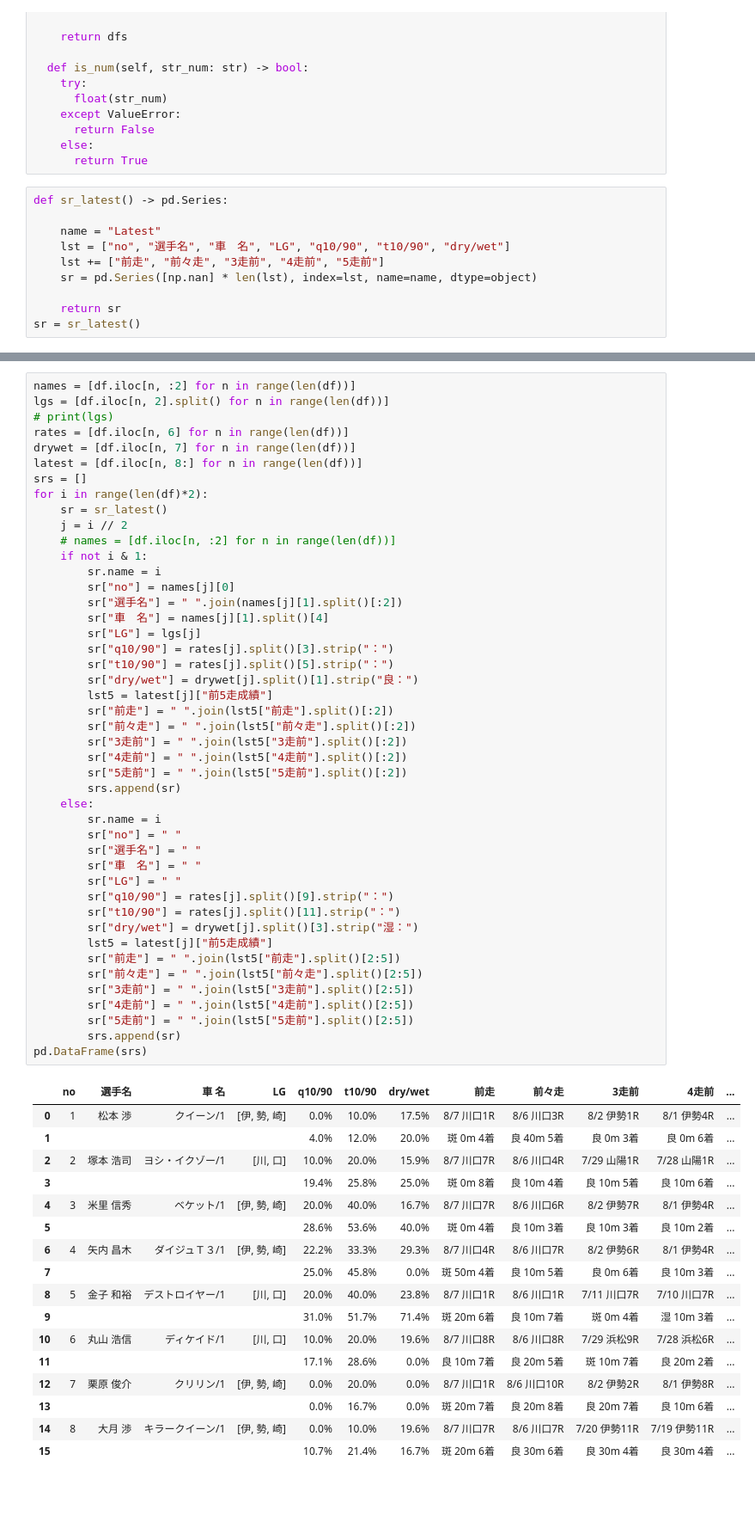
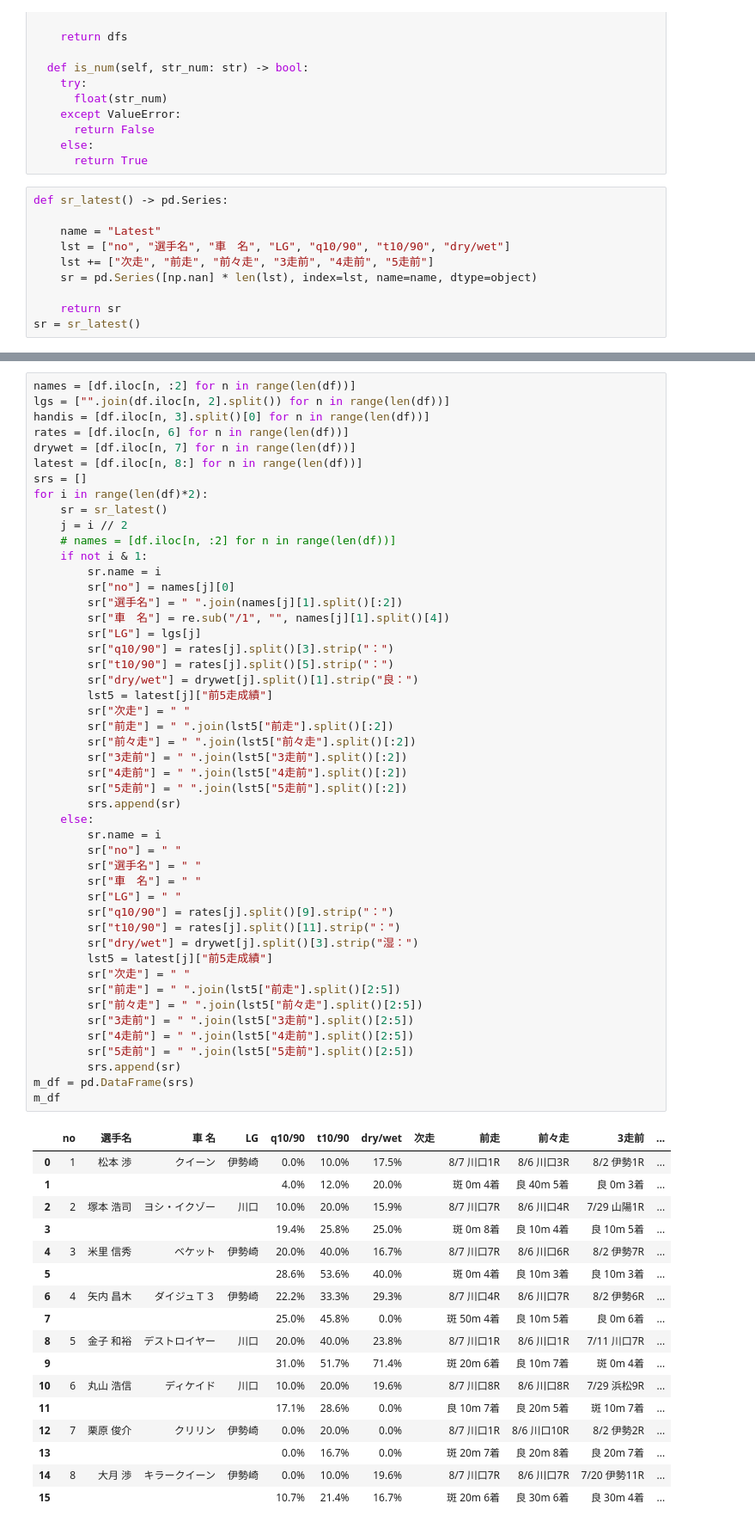
Before and after one commit to justgetwet/auto, a Jupyter notebook: spam.ipynb, the cells around one changed output, grey strips where cells are left out. Shown: that part at 86% size. Saved outputs shown, nothing was run; the diff lists cells and outputs as text; blank space fills up the shorter version.

Commit message:
add latest table

```diff
--- a/spam.ipynb
+++ b/spam.ipynb
@@ -43,7 +46,7 @@ def sr_latest() -> pd.Series:
 
     name = "Latest"
     lst = ["no", "選手名", "車　名", "LG", "q10/90", "t10/90", "dry/wet"]
-    lst += ["前走", "前々走", "3走前", "4走前", "5走前"]
+    lst += ["次走", "前走", "前々走", "3走前", "4走前", "5走前"]
     sr = pd.Series([np.nan] * len(lst), index=lst, name=name, dtype=object)
 
     return sr
@@ -68,8 +112,8 @@ df
 | 7 | 8 | 大月 渉 33歳/31期 V0/1回/V2 キラークイーン/1 | 伊 勢 崎 | 30m 3.89 0.093 | A-56 (A-59) 78.106 | 3.38 3.473 3.447 | ... |
 # %%
 names = [df.iloc[n, :2] for n in range(len(df))]
-lgs = [df.iloc[n, 2].split() for n in range(len(df))]
-# print(lgs)
+lgs = ["".join(df.iloc[n, 2].split()) for n in range(len(df))]
+handis = [df.iloc[n, 3].split()[0] for n in range(len(df))]
 rates = [df.iloc[n, 6] for n in range(len(df))]
 drywet = [df.iloc[n, 7] for n in range(len(df))]
 latest = [df.iloc[n, 8:] for n in range(len(df))]
@@ -82,51 +126,54 @@ for i in range(len(df)*2):
         sr.name = i
         sr["no"] = names[j][0]
         sr["選手名"] = " ".join(names[j][1].split()[:2])
-        sr["車　名"] = names[j][1].split()[4]
+        sr["車　名"] = re.sub("/1", "", names[j][1].split()[4])
         sr["LG"] = lgs[j]
         sr["q10/90"] = rates[j].split()[3].strip("：")
         sr["t10/90"] = rates[j].split()[5].strip("：")
         sr["dry/wet"] = drywet[j].split()[1].strip("良：")
         lst5 = latest[j]["前5走成績"]
+        sr["次走"] = " "
         sr["前走"] = " ".join(lst5["前走"].split()[:2])
         sr["前々走"] = " ".join(lst5["前々走"].split()[:2])
         sr["3走前"] = " ".join(lst5["3走前"].split()[:2])
         sr["4走前"] = " ".join(lst5["4走前"].split()[:2])
         sr["5走前"] = " ".join(lst5["5走前"].split()[:2])
         srs.append(sr)
     else:
         sr.name = i
         sr["no"] = " "
         sr["選手名"] = " "
         sr["車　名"] = " "
         sr["LG"] = " "
         sr["q10/90"] = rates[j].split()[9].strip("：")
         sr["t10/90"] = rates[j].split()[11].strip("：")
         sr["dry/wet"] = drywet[j].split()[3].strip("湿：")
         lst5 = latest[j]["前5走成績"]
+        sr["次走"] = " "
         sr["前走"] = " ".join(lst5["前走"].split()[2:5])
         sr["前々走"] = " ".join(lst5["前々走"].split()[2:5])
         sr["3走前"] = " ".join(lst5["3走前"].split()[2:5])
         sr["4走前"] = " ".join(lst5["4走前"].split()[2:5])
         sr["5走前"] = " ".join(lst5["5走前"].split()[2:5])
         srs.append(sr)
-pd.DataFrame(srs)
+m_df = pd.DataFrame(srs)
+m_df
 # %% [output]
-|  | no | 選手名 | 車 名 | LG | q10/90 | t10/90 | dry/wet | 前走 | 前々走 | 3走前 | 4走前 | ... |
-| 0 | 1 | 松本 渉 | クイーン/1 | [伊, 勢, 崎] | 0.0% | 10.0% | 17.5% | 8/7 川口1R | 8/6 川口3R | 8/2 伊勢1R | 8/1 伊勢4R | ... |
-| 1 |  |  |  |  | 4.0% | 12.0% | 20.0% | 斑 0m 4着 | 良 40m 5着 | 良 0m 3着 | 良 0m 6着 | ... |
-| 2 | 2 | 塚本 浩司 | ヨシ・イクゾー/1 | [川, 口] | 10.0% | 20.0% | 15.9% | 8/7 川口7R | 8/6 川口4R | 7/29 山陽1R | 7/28 山陽1R | ... |
-| 3 |  |  |  |  | 19.4% | 25.8% | 25.0% | 斑 0m 8着 | 良 10m 4着 | 良 10m 5着 | 良 10m 6着 | ... |
-| 4 | 3 | 米里 信秀 | ベケット/1 | [伊, 勢, 崎] | 20.0% | 40.0% | 16.7% | 8/7 川口7R | 8/6 川口6R | 8/2 伊勢7R | 8/1 伊勢4R | ... |
-| 5 |  |  |  |  | 28.6% | 53.6% | 40.0% | 斑 0m 4着 | 良 10m 3着 | 良 10m 3着 | 良 10m 2着 | ... |
-| 6 | 4 | 矢内 昌木 | ダイジュＴ３/1 | [伊, 勢, 崎] | 22.2% | 33.3% | 29.3% | 8/7 川口4R | 8/6 川口7R | 8/2 伊勢6R | 8/1 伊勢4R | ... |
-| 7 |  |  |  |  | 25.0% | 45.8% | 0.0% | 斑 50m 4着 | 良 10m 5着 | 良 0m 6着 | 良 10m 3着 | ... |
-| 8 | 5 | 金子 和裕 | デストロイヤー/1 | [川, 口] | 20.0% | 40.0% | 23.8% | 8/7 川口1R | 8/6 川口1R | 7/11 川口7R | 7/10 川口7R | ... |
-| 9 |  |  |  |  | 31.0% | 51.7% | 71.4% | 斑 20m 6着 | 良 10m 7着 | 斑 0m 4着 | 湿 10m 3着 | ... |
-| 10 | 6 | 丸山 浩信 | ディケイド/1 | [川, 口] | 10.0% | 20.0% | 19.6% | 8/7 川口8R | 8/6 川口8R | 7/29 浜松9R | 7/28 浜松6R | ... |
-| 11 |  |  |  |  | 17.1% | 28.6% | 0.0% | 良 10m 7着 | 良 20m 5着 | 斑 10m 7着 | 良 20m 2着 | ... |
-| 12 | 7 | 栗原 俊介 | クリリン/1 | [伊, 勢, 崎] | 0.0% | 20.0% | 0.0% | 8/7 川口1R | 8/6 川口10R | 8/2 伊勢2R | 8/1 伊勢8R | ... |
-| 13 |  |  |  |  | 0.0% | 16.7% | 0.0% | 斑 20m 7着 | 良 20m 8着 | 良 20m 7着 | 良 10m 6着 | ... |
-| 14 | 8 | 大月 渉 | キラークイーン/1 | [伊, 勢, 崎] | 0.0% | 10.0% | 19.6% | 8/7 川口7R | 8/6 川口7R | 7/20 伊勢11R | 7/19 伊勢11R | ... |
-| 15 |  |  |  |  | 10.7% | 21.4% | 16.7% | 斑 20m 6着 | 良 30m 6着 | 良 30m 4着 | 良 30m 4着 | ... |
+|  | no | 選手名 | 車 名 | LG | q10/90 | t10/90 | dry/wet | 次走 | 前走 | 前々走 | 3走前 | ... |
+| 0 | 1 | 松本 渉 | クイーン | 伊勢崎 | 0.0% | 10.0% | 17.5% |  | 8/7 川口1R | 8/6 川口3R | 8/2 伊勢1R | ... |
+| 1 |  |  |  |  | 4.0% | 12.0% | 20.0% |  | 斑 0m 4着 | 良 40m 5着 | 良 0m 3着 | ... |
+| 2 | 2 | 塚本 浩司 | ヨシ・イクゾー | 川口 | 10.0% | 20.0% | 15.9% |  | 8/7 川口7R | 8/6 川口4R | 7/29 山陽1R | ... |
+| 3 |  |  |  |  | 19.4% | 25.8% | 25.0% |  | 斑 0m 8着 | 良 10m 4着 | 良 10m 5着 | ... |
+| 4 | 3 | 米里 信秀 | ベケット | 伊勢崎 | 20.0% | 40.0% | 16.7% |  | 8/7 川口7R | 8/6 川口6R | 8/2 伊勢7R | ... |
+| 5 |  |  |  |  | 28.6% | 53.6% | 40.0% |  | 斑 0m 4着 | 良 10m 3着 | 良 10m 3着 | ... |
+| 6 | 4 | 矢内 昌木 | ダイジュＴ３ | 伊勢崎 | 22.2% | 33.3% | 29.3% |  | 8/7 川口4R | 8/6 川口7R | 8/2 伊勢6R | ... |
+| 7 |  |  |  |  | 25.0% | 45.8% | 0.0% |  | 斑 50m 4着 | 良 10m 5着 | 良 0m 6着 | ... |
+| 8 | 5 | 金子 和裕 | デストロイヤー | 川口 | 20.0% | 40.0% | 23.8% |  | 8/7 川口1R | 8/6 川口1R | 7/11 川口7R | ... |
+| 9 |  |  |  |  | 31.0% | 51.7% | 71.4% |  | 斑 20m 6着 | 良 10m 7着 | 斑 0m 4着 | ... |
+| 10 | 6 | 丸山 浩信 | ディケイド | 川口 | 10.0% | 20.0% | 19.6% |  | 8/7 川口8R | 8/6 川口8R | 7/29 浜松9R | ... |
+| 11 |  |  |  |  | 17.1% | 28.6% | 0.0% |  | 良 10m 7着 | 良 20m 5着 | 斑 10m 7着 | ... |
+| 12 | 7 | 栗原 俊介 | クリリン | 伊勢崎 | 0.0% | 20.0% | 0.0% |  | 8/7 川口1R | 8/6 川口10R | 8/2 伊勢2R | ... |
+| 13 |  |  |  |  | 0.0% | 16.7% | 0.0% |  | 斑 20m 7着 | 良 20m 8着 | 良 20m 7着 | ... |
+| 14 | 8 | 大月 渉 | キラークイーン | 伊勢崎 | 0.0% | 10.0% | 19.6% |  | 8/7 川口7R | 8/6 川口7R | 7/20 伊勢11R | ... |
+| 15 |  |  |  |  | 10.7% | 21.4% | 16.7% |  | 斑 20m 6着 | 良 30m 6着 | 良 30m 4着 | ... |
 # %%
```
Also changed, not shown: parts of 12 cells of this notebook, 3 other files.
